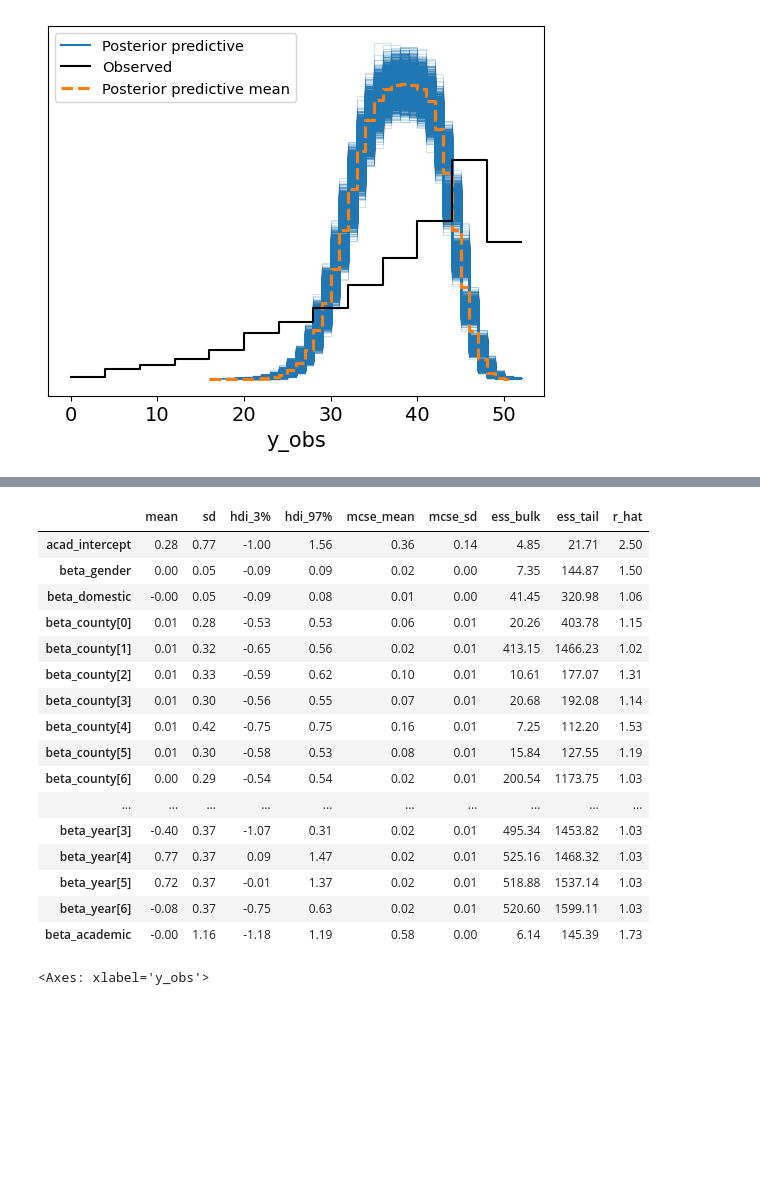
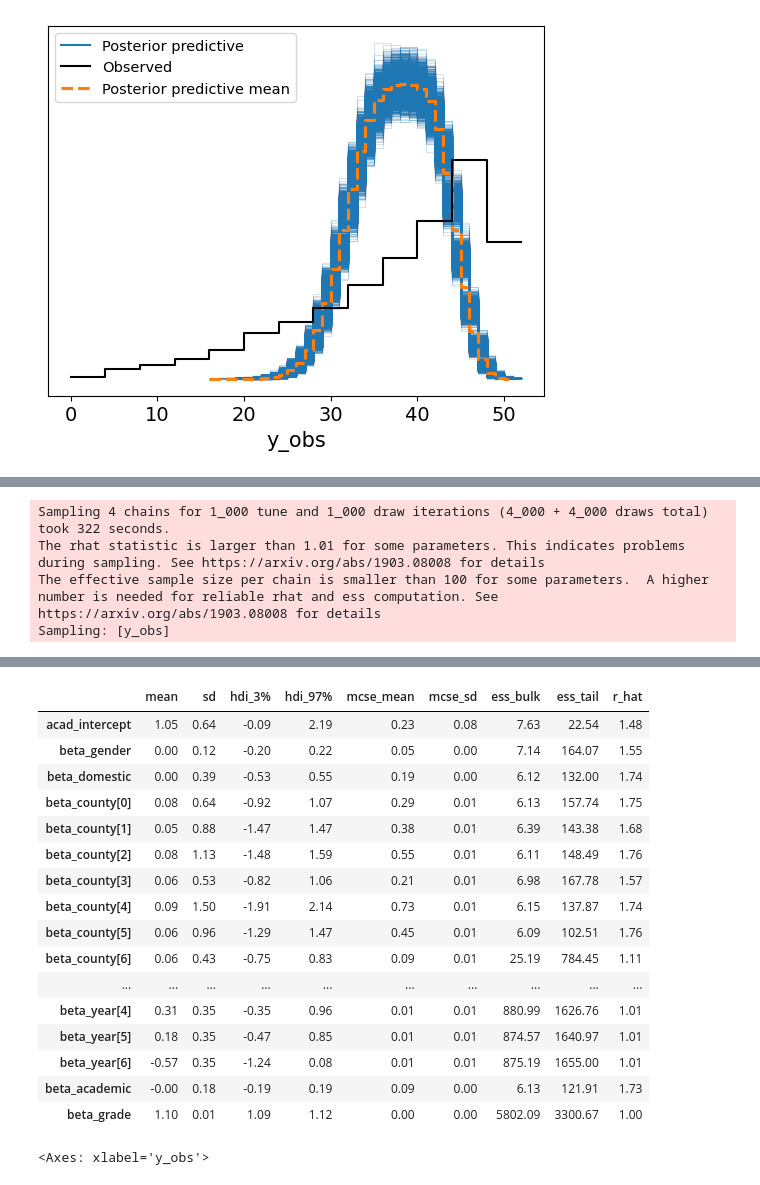
Before and after one commit to klumiste/bayes25_final_project_hpv, a Jupyter notebook: Part2_data_analysis/exam_score_modeling.ipynb, the cells around one changed output, grey strips where cells are left out. Drawn from its saved outputs; the diff is of its cells as text; code cells hidden in the pictures; blank space fills up the shorter version.

```diff
--- a/Part2_data_analysis/exam_score_modeling.ipynb
+++ b/Part2_data_analysis/exam_score_modeling.ipynb
@@ -471,36 +442,0 @@ Antoher attempt to add variability that is dependent on average grade - here we
-# %%
-with pm.Model() as model_beta_heterosc2:
-    # Priors to modeling academic_ability
-    acad_intercept = pm.Normal("acad_intercept", mu=0, sigma=1)
-    beta_gender = pm.Normal("beta_gender", mu=0, sigma=1)
-    beta_domestic = pm.Normal("beta_domestic", mu=0, sigma=1)
-    beta_county = pm.Normal("beta_county", mu=0, sigma=1, shape=n_counties)
-
-    # Latent variable: academic ability
-    academic_ability = pm.Deterministic("academic_ability",
-        acad_intercept
-        + beta_county[df.county]  # county effect
-        + beta_gender * df.gender
-        + beta_domestic * df.domestic_background)
-
-    # Priors to modeling exam score
-    alpha_intercept = pm.Normal("alpha_intercept", mu=0, sigma=1)
-    beta_academic = pm.Normal("beta_academic", mu=0, sigma=1)
-    beta_year = pm.Normal("beta_year", mu=0, sigma=1, shape=n_years)
-
-    # Based on https://distribution-explorer.github.io/continuous/beta.html trying to reparametrize with phi and kappa
-    # Where phi is the mean and kappa is variance
-    phi = pm.math.sigmoid(alpha_intercept + beta_academic*academic_ability + beta_year[df.year])
-    kappa = pm.Exponential("kappa", df.avg_grade_rescaled*(1- df.avg_grade_rescaled))
-
-    y_obs = pm.Beta("y_obs", alpha=phi*kappa, beta=(1-phi)*kappa, observed=df.exam_score_rescaled)
-
-    # Sampling
-    trace = pm.sample(1000, tune=1000, target_accept=0.9, return_inferencedata=True)
-    pm.sample_posterior_predictive(trace, extend_inferencedata=True)
-    pm.compute_log_likelihood(trace, extend_inferencedata=True)
-    models['model_beta_heterosc2'] = trace
-
-# Summary
-var_names=[c for c in list(trace.posterior.data_vars) if not(c.startswith('academic_ability') or c.startswith('heteroscedacity_component'))]
-az.summary(trace, round_to=2, var_names=var_names)
@@ -784,6 +675,5 @@ pm.plot_ppc(trace)
 # %%
-# Binomial model with year and academic ability
-with pm.Model() as model_binomial_m2:
+with pm.Model() as model_binomial_m4:
     # Priors for academic ability
     acad_intercept = pm.Normal("acad_intercept", mu=0, sigma=1)
     beta_gender = pm.Normal("beta_gender", mu=0, sigma=1)
@@ -801,9 +691,10 @@ with pm.Model() as model_binomial_m2:
     alpha_intercept = pm.Normal("alpha_intercept", mu=0, sigma=1)
     beta_year = pm.Normal("beta_year", mu=0, sigma=1, shape=n_years)
     beta_academic = pm.Normal("beta_academic", mu=0, sigma=1)
+    beta_grade = pm.Normal("beta_grade", mu=0, sigma=1)
 
     # Logistic regression model
-    logit_p = alpha_intercept + beta_academic * academic_ability + beta_year[df.year.values]
+    logit_p = alpha_intercept + beta_academic * academic_ability + beta_grade*df.avg_grade + beta_year[df.year.values]
 
     # Likelihood
     y_obs = pm.Binomial("y_obs", n=50, logit_p=logit_p, observed=df.exam_score)
@@ -812,7 +703,7 @@ with pm.Model() as model_binomial_m2:
     trace = pm.sample(1000, tune=1000, target_accept=0.9, return_inferencedata=True)
     pm.sample_posterior_predictive(trace, extend_inferencedata=True)
     pm.compute_log_likelihood(trace, extend_inferencedata=True)
-    models['model_binomial_m2'] = trace
+    models['model_binomial_m4'] = trace
 
 # Summary
 var_names=[c for c in list(trace.posterior.data_vars) if not(c.startswith('academic_ability') or c.startswith('heteroscedacity_component'))]
@@ -822,0 +717,4 @@ Computing ... ━━━━━━━━━━━━━━━━━━━━━━
+Sampling 4 chains for 1_000 tune and 1_000 draw iterations (4_000 + 4_000 draws total) took 322 seconds.
+The rhat statistic is larger than 1.01 for some parameters. This indicates problems during sampling. See https://arxiv.org/abs/1903.08008 for details
+The effective sample size per chain is smaller than 100 for some parameters.  A higher number is needed for reliable rhat and ess computation. See https://arxiv.org/abs/1903.08008 for details
+Sampling: [y_obs]
@@ -823,20 +725,20 @@ Computing ... ━━━━━━━━━━━━━━━━━━━━━━
 |  | mean | sd | hdi_3% | hdi_97% | mcse_mean | mcse_sd | ess_bulk | ess_tail | r_hat |
-| acad_intercept | 0.28 | 0.77 | -1.00 | 1.56 | 0.36 | 0.14 | 4.85 | 21.71 | 2.50 |
-| beta_gender | 0.00 | 0.05 | -0.09 | 0.09 | 0.02 | 0.00 | 7.35 | 144.87 | 1.50 |
-| beta_domestic | -0.00 | 0.05 | -0.09 | 0.08 | 0.01 | 0.00 | 41.45 | 320.98 | 1.06 |
-| beta_county[0] | 0.01 | 0.28 | -0.53 | 0.53 | 0.06 | 0.01 | 20.26 | 403.78 | 1.15 |
-| beta_county[1] | 0.01 | 0.32 | -0.65 | 0.56 | 0.02 | 0.01 | 413.15 | 1466.23 | 1.02 |
-| beta_county[2] | 0.01 | 0.33 | -0.59 | 0.62 | 0.10 | 0.01 | 10.61 | 177.07 | 1.31 |
-| beta_county[3] | 0.01 | 0.30 | -0.56 | 0.55 | 0.07 | 0.01 | 20.68 | 192.08 | 1.14 |
-| beta_county[4] | 0.01 | 0.42 | -0.75 | 0.75 | 0.16 | 0.01 | 7.25 | 112.20 | 1.53 |
-| beta_county[5] | 0.01 | 0.30 | -0.58 | 0.53 | 0.08 | 0.01 | 15.84 | 127.55 | 1.19 |
-| beta_county[6] | 0.00 | 0.29 | -0.54 | 0.54 | 0.02 | 0.01 | 200.54 | 1173.75 | 1.03 |
+| acad_intercept | 1.05 | 0.64 | -0.09 | 2.19 | 0.23 | 0.08 | 7.63 | 22.54 | 1.48 |
+| beta_gender | 0.00 | 0.12 | -0.20 | 0.22 | 0.05 | 0.00 | 7.14 | 164.07 | 1.55 |
+| beta_domestic | 0.00 | 0.39 | -0.53 | 0.55 | 0.19 | 0.00 | 6.12 | 132.00 | 1.74 |
+| beta_county[0] | 0.08 | 0.64 | -0.92 | 1.07 | 0.29 | 0.01 | 6.13 | 157.74 | 1.75 |
+| beta_county[1] | 0.05 | 0.88 | -1.47 | 1.47 | 0.38 | 0.01 | 6.39 | 143.38 | 1.68 |
+| beta_county[2] | 0.08 | 1.13 | -1.48 | 1.59 | 0.55 | 0.01 | 6.11 | 148.49 | 1.76 |
+| beta_county[3] | 0.06 | 0.53 | -0.82 | 1.06 | 0.21 | 0.01 | 6.98 | 167.78 | 1.57 |
+| beta_county[4] | 0.09 | 1.50 | -1.91 | 2.14 | 0.73 | 0.01 | 6.15 | 137.87 | 1.74 |
+| beta_county[5] | 0.06 | 0.96 | -1.29 | 1.47 | 0.45 | 0.01 | 6.09 | 102.51 | 1.76 |
+| beta_county[6] | 0.06 | 0.43 | -0.75 | 0.83 | 0.09 | 0.01 | 25.19 | 784.45 | 1.11 |
 | ... | ... | ... | ... | ... | ... | ... | ... | ... | ... |
-| beta_year[3] | -0.40 | 0.37 | -1.07 | 0.31 | 0.02 | 0.01 | 495.34 | 1453.82 | 1.03 |
-| beta_year[4] | 0.77 | 0.37 | 0.09 | 1.47 | 0.02 | 0.01 | 525.16 | 1468.32 | 1.03 |
-| beta_year[5] | 0.72 | 0.37 | -0.01 | 1.37 | 0.02 | 0.01 | 518.88 | 1537.14 | 1.03 |
-| beta_year[6] | -0.08 | 0.37 | -0.75 | 0.63 | 0.02 | 0.01 | 520.60 | 1599.11 | 1.03 |
-| beta_academic | -0.00 | 1.16 | -1.18 | 1.19 | 0.58 | 0.00 | 6.14 | 145.39 | 1.73 |
+| beta_year[4] | 0.31 | 0.35 | -0.35 | 0.96 | 0.01 | 0.01 | 880.99 | 1626.76 | 1.01 |
+| beta_year[5] | 0.18 | 0.35 | -0.47 | 0.85 | 0.01 | 0.01 | 874.57 | 1640.97 | 1.01 |
+| beta_year[6] | -0.57 | 0.35 | -1.24 | 0.08 | 0.01 | 0.01 | 875.19 | 1655.00 | 1.01 |
+| beta_academic | -0.00 | 0.18 | -0.19 | 0.19 | 0.09 | 0.00 | 6.13 | 121.91 | 1.73 |
+| beta_grade | 1.10 | 0.01 | 1.09 | 1.12 | 0.00 | 0.00 | 5802.09 | 3300.67 | 1.00 |
 # %%
 pm.plot_ppc(trace)
 # %% [output]
```
Also changed, not shown: parts of 26 cells of this notebook, 2 other files.
